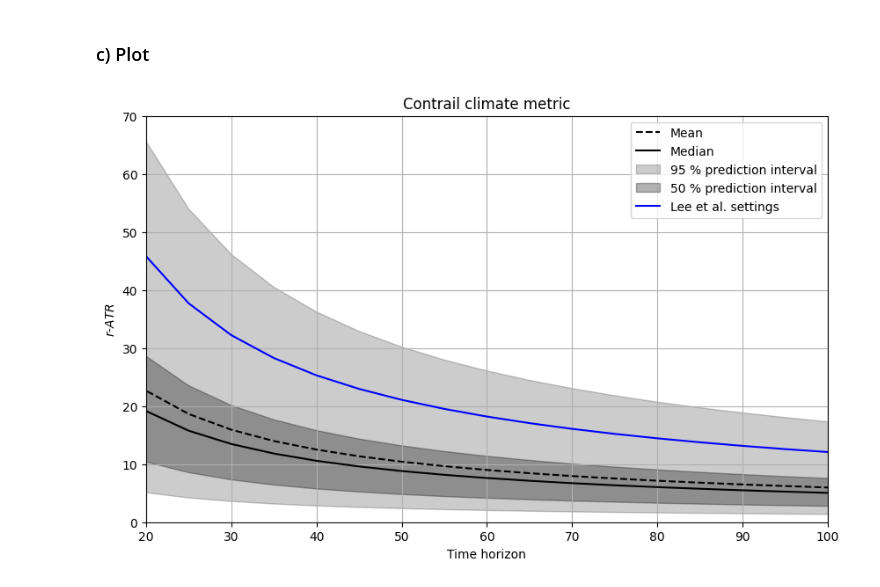
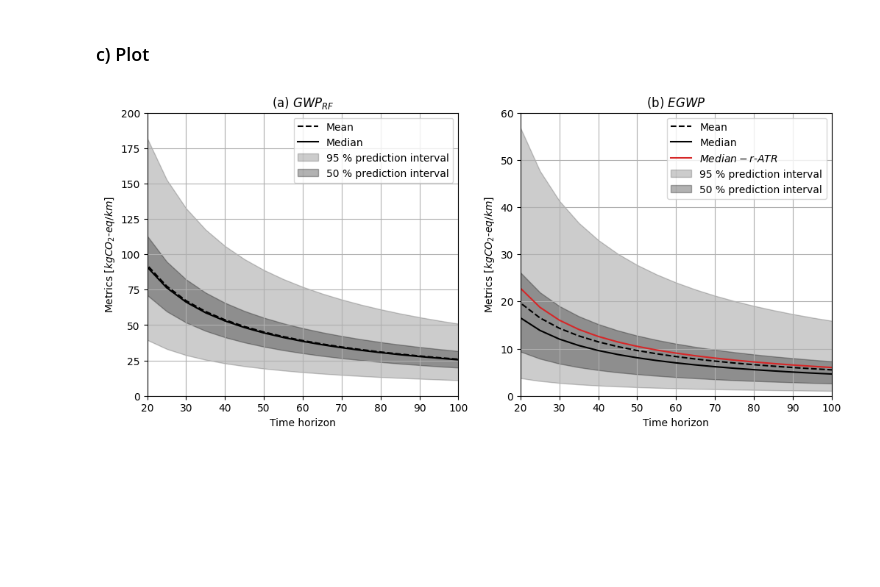
Before and after one commit to AeroMAPS/AeroCM, a Jupyter notebook: uncertainty_analyses.ipynb, the cells around one changed output. Drawn from its saved outputs; the diff is of its cells as text; code cells hidden in the pictures; blank space fills up the shorter version.

```diff
--- a/uncertainty_analyses.ipynb
+++ b/uncertainty_analyses.ipynb
@@ -108,7 +106,7 @@ a = climate_metric_parametric(species='Aviation contrails', metric='ratr', time_
 ### a) Define problem
 # %%
 # Define problem
-sp = ProblemSpec({
+sp1 = ProblemSpec({
     'names': ['sensitivity_rf', 'ratio_erf_rf', 'efficacy_erf'],
     'bounds': [
         #[6.7e-13, 3.8e-12],
@@ -119,6 +117,18 @@ sp = ProblemSpec({
     ],
     'dists': ['norm', 'unif', 'unif'],
 })
+
+sp2 = ProblemSpec({
+    'names': ['sensitivity_rf', 'ratio_erf_rf', 'efficacy_erf'],
+    'bounds': [
+        #[6.7e-13, 3.8e-12],
+        [2.23e-12, 7.96e-13],
+        #[0.31, 0.59],
+        [0.23, 0.87],
+        [0.12, 0.64]
+    ],
+    'dists': ['norm', 'unif', 'unif'],
+})
 # %% [markdown]
 ### b) Run analysis
 # %%
@@ -170,45 +201,74 @@ efficacy_erf    1.159819  0.934193:
+# %%
+gwp_erf = climate_metric_parametric(species='Aviation contrails', metric='gwp_erf', time_horizon_range=np.arange(15, 110, 5), sensitivity_rf=2.23e-12, ratio_erf_rf=0.55, efficacy_erf=0.38)
+ratr = climate_metric_parametric(species='Aviation contrails', metric='ratr', time_horizon_range=np.arange(15, 110, 5), sensitivity_rf=2.23e-12, ratio_erf_rf=0.55, efficacy_erf=0.38)
 # %% [markdown]
 ### c) Plot
 # %%
 # Get first order sensitivities for all outputs
-S1s = np.array([sp.analysis[_y]['S1'] for _y in sp['outputs']])
+S1s1 = np.array([sp1.analysis[_y]['S1'] for _y in sp1['outputs']])
+S1s2 = np.array([sp2.analysis[_y]['S1'] for _y in sp2['outputs']])
 
 # Get model outputs (each output is a given time horizon)
-y = sp.results
+y1 = sp1.results
+y2 = sp2.results
 
 # Set up figure
-fig, ax0 = plt.subplots(figsize=(10, 6))
+fig, axs = plt.subplots(1, 2, figsize=(12, 5))
 
-ax0.plot(time_horizon_range, np.mean(y, axis=0), label="Mean", color='black', linestyle='--')
+# Fig 1
+axs[0].plot(time_horizon_range, np.mean(y1, axis=0), label="Mean", color='black', linestyle='--')
+axs[0].plot(time_horizon_range, np.median(y1, axis=0), label="Median", color='black')
 
-ax0.plot(time_horizon_range, np.median(y, axis=0), label="Median", color='black')
-
-# in percent
 prediction_interval = 95
-
-ax0.fill_between(time_horizon_range,
-                 np.percentile(y, 50 - prediction_interval/2., axis=0),
-                 np.percentile(y, 50 + prediction_interval/2., axis=0),
+axs[0].fill_between(time_horizon_range,
+                 np.percentile(y1, 50 - prediction_interval/2., axis=0),
+                 np.percentile(y1, 50 + prediction_interval/2., axis=0),
                  alpha=0.2, color='black',
                  label=f"{prediction_interval} % prediction interval")
 
 prediction_interval = 50
-ax0.fill_between(time_horizon_range,
-                 np.percentile(y, 50 - prediction_interval/2., axis=0),
-                 np.percentile(y, 50 + prediction_interval/2., axis=0),
+axs[0].fill_between(time_horizon_range,
+                 np.percentile(y1, 50 - prediction_interval/2., axis=0),
+                 np.percentile(y1, 50 + prediction_interval/2., axis=0),
                  alpha=0.3, color='black',
                  label=f"{prediction_interval} % prediction interval")
 
-ax0.plot(time_horizon_range, a, label="Lee et al. settings", color='blue')
+axs[0].set_title(r"(a) $GWP_{RF}$")
+axs[0].set_xlabel("Time horizon")
+axs[0].set_xlim(20, 100)
+axs[0].set_ylim(0, 200)
+axs[0].set_ylabel(r'Metrics [$kgCO_2\text{-}eq/km$]')
+axs[0].legend(loc='upper right')
+axs[0].grid(True)
 
-ax0.set_title("Contrail climate metric")
-ax0.set_xlabel("Time horizon")
-ax0.set_xlim(20, 100)
-ax0.set_ylim(0, 70)
-ax0.set_ylabel(r"$r\text{-}ATR$")
-ax0.legend(loc='upper right')
-ax0.grid(True)
-plt.savefig("test2.pdf")
+# Fig 2
+axs[1].plot(time_horizon_range, np.mean(y2, axis=0), label="Mean", color='black', linestyle='--')
+axs[1].plot(time_horizon_range, np.median(y2, axis=0), label="Median", color='black')
+axs[1].plot(time_horizon_range, ratr, label=r"$Median - r\text{-}ATR$", color='C3')
+
+prediction_interval = 95
+axs[1].fill_between(time_horizon_range,
+                 np.percentile(y2, 50 - prediction_interval/2., axis=0),
+                 np.percentile(y2, 50 + prediction_interval/2., axis=0),
+                 alpha=0.2, color='black',
+                 label=f"{prediction_interval} % prediction interval")
+
+prediction_interval = 50
+axs[1].fill_between(time_horizon_range,
+                 np.percentile(y2, 50 - prediction_interval/2., axis=0),
+                 np.percentile(y2, 50 + prediction_interval/2., axis=0),
+                 alpha=0.3, color='black',
+                 label=f"{prediction_interval} % prediction interval")
+
+axs[1].set_title(r"(b) $EGWP$")
+axs[1].set_xlabel("Time horizon")
+axs[1].set_xlim(20, 100)
+axs[1].set_ylim(0, 60)
+axs[1].set_ylabel(r'Metrics [$kgCO_2\text{-}eq/km$]')
+axs[1].legend(loc='upper right')
+axs[1].grid(True)
+
+plt.savefig("metric_uncertainties.pdf")
 plt.show()
 # %% [output]
-[figure, old version]
+[figure, new version]
```
Also changed, not shown: parts of 3 cells of this notebook, 7 other files.
